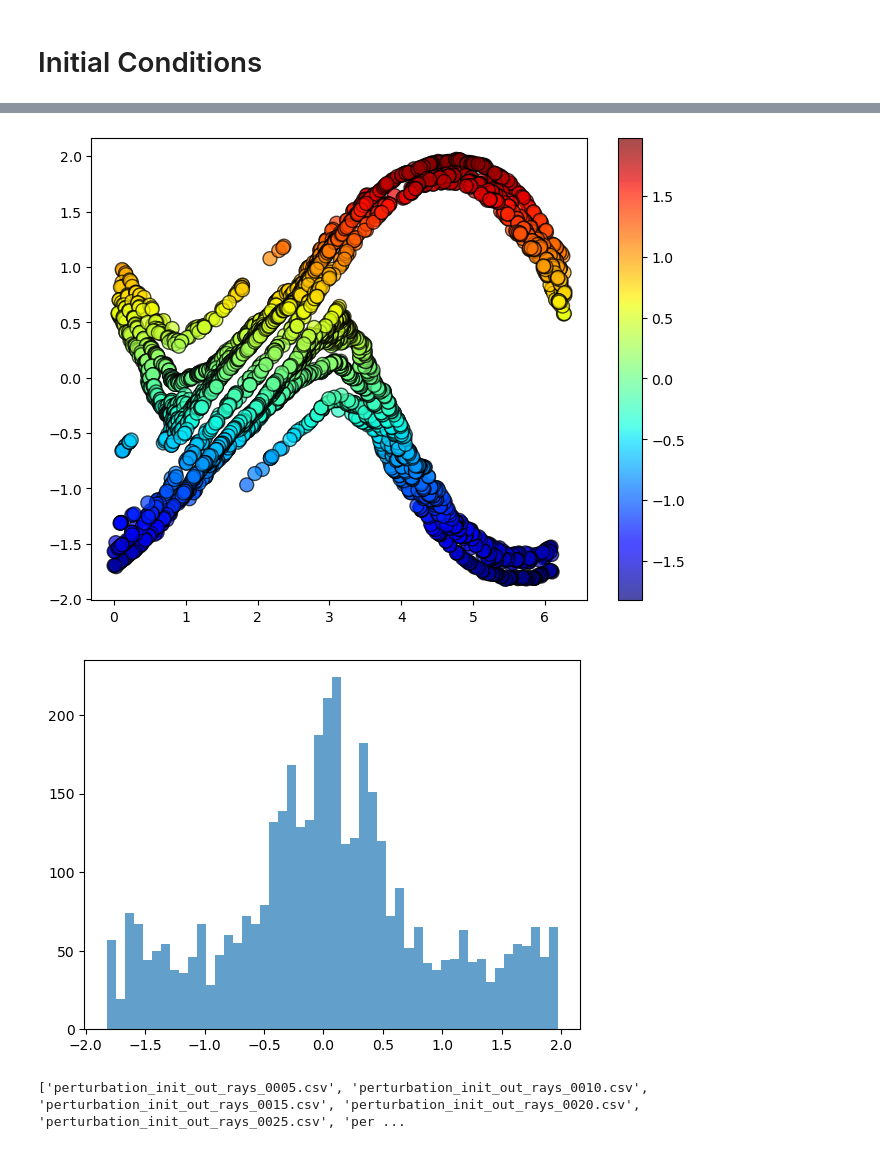
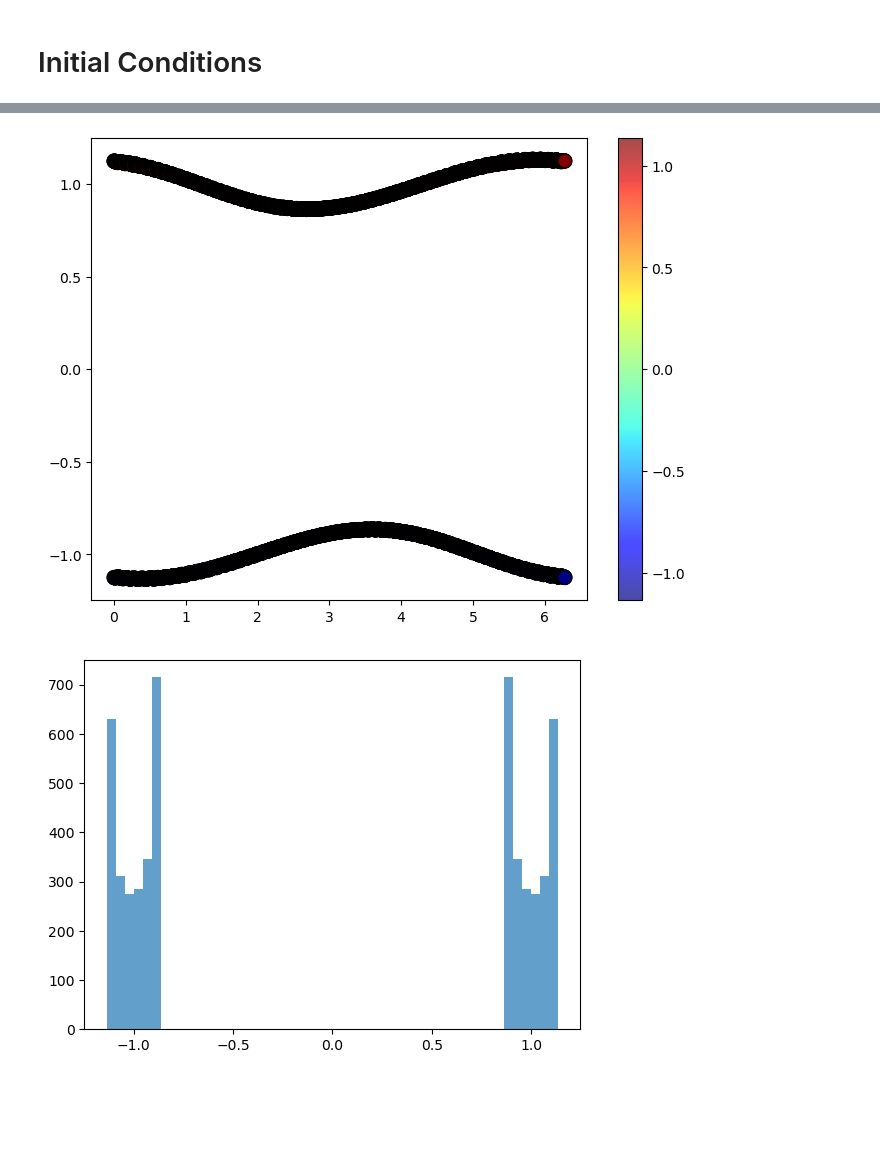
Before and after one commit to gsgall/fenix, a Jupyter notebook: two-stream/visualisation.ipynb, the cells around one changed output, grey strips where cells are left out. Saved outputs shown, nothing was run; the diff lists cells and outputs as text; code cells hidden in the pictures; blank space fills up the shorter version.

Commit message:
two stream done need to resolve magnetostatic next

```diff
--- a/two-stream/visualisation.ipynb
+++ b/two-stream/visualisation.ipynb
@@ -125,25 +92,19 @@ plt.show()
 # %%
 # particles = pd.read_csv("two-steram_particle_data_ray_data_0001.csv")
-particles = pd.read_csv("perturbation_init_out_rays_0300.csv")
+particles = pd.read_csv("two-stream_out_rays_0180.csv")
 
 # Create scatter plot
 plt.figure(figsize=(8, 6))
 scatter = plt.scatter(particles['x'], particles['v_x'], c=particles['v_x'], cmap='jet', s=100, edgecolor='k', alpha=0.7)
 
 # Add color bar to represent heatmap scale
 plt.colorbar(scatter)
 # plt.ylim(top=4, bottom=-4)
 plt.show()
 plt.figure()
 
 plt.hist(particles['v_x'], bins=50, alpha=0.7)
 plt.show()
 # %% [output]
-[figure, old version]
+[figure, new version]
-[figure, old version]
+[figure, new version]
-# %%
-csv_files = [f"perturbation_init_out_rays_{i:04d}.csv" for i in range(5, 505, 5)]
-
-print(csv_files)
-# %% [output]
-['perturbation_init_out_rays_0005.csv', 'perturbation_init_out_rays_0010.csv', 'perturbation_init_out_rays_0015.csv', 'perturbation_init_out_rays_0020.csv', 'perturbation_init_out_rays_0025.csv', 'per ...
```
Also changed, not shown: parts of 5 cells of this notebook, 10 other files.
